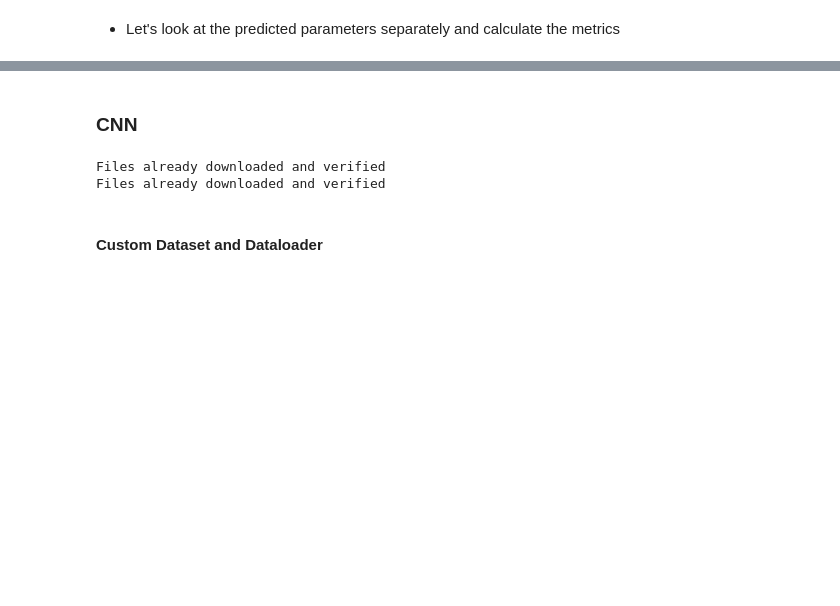
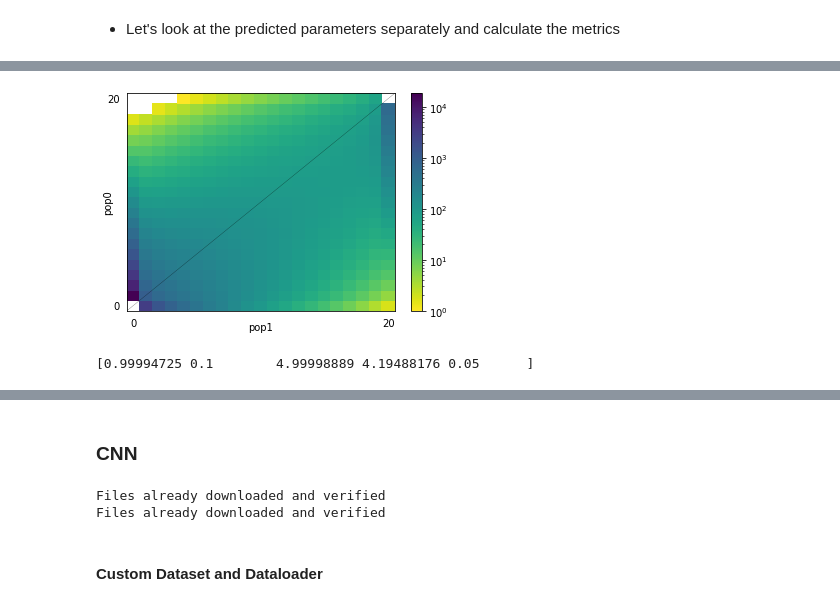
Before and after one commit to lisosoma/ML-for-demographic-inference, a Jupyter notebook: ML_DI_pipeline.ipynb, the cells around one changed output, grey strips where cells are left out. Drawn from its saved outputs; the diff is of its cells as text; code cells hidden in the pictures; blank space fills up the shorter version.

```diff
--- a/ML_DI_pipeline.ipynb
+++ b/ML_DI_pipeline.ipynb
@@ -321,3 +321,7 @@ n_scores = np.absolute(n_scores)
 print('MAE: %.3f (%.3f)' % (np.mean(n_scores), np.std(n_scores)))
 # %% [output]
 MAE: 0.011 (0.010)
+# %%
+model = RandomForestRegressor(max_depth=8, random_state=0, n_estimators=76)
+wrapper = MultiOutputRegressor(model)
+wrapper.fit(X_train2, y_train2)
@@ -323,0 +334,2 @@ MAE: 0.011 (0.010)
+# %%
+y_pred2 = wrapper.predict(X_test2)
@@ -335,0 +427,14 @@ print('MAE: %.3f (%.3f)' % (np.mean(n_scores), np.std(n_scores)))
+# %%
+popt = y_pred2[100]
+func_ex = dadi.Numerics.make_extrap_log_func(model_func)
+model = func_ex(popt, ns, pts_l)
+data = model * theta
+pylab.figure(i)
+dadi.Plotting.plot_single_2d_sfs(data, vmin = 1)
+pylab.savefig(f'/content/pred1.jpeg', dpi=300)
+# %% [output]
+[figure, added]
+# %%
+print(y_pred2[100])
+# %% [output]
+[0.99994725 0.1        4.99998889 4.19488176 0.05      ]
```
Also changed, not shown: parts of 15 cells of this notebook.
